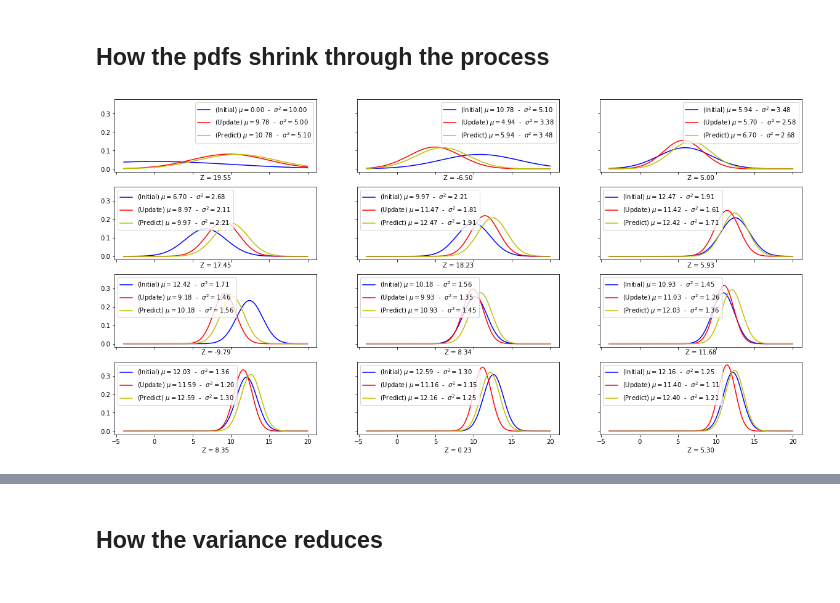
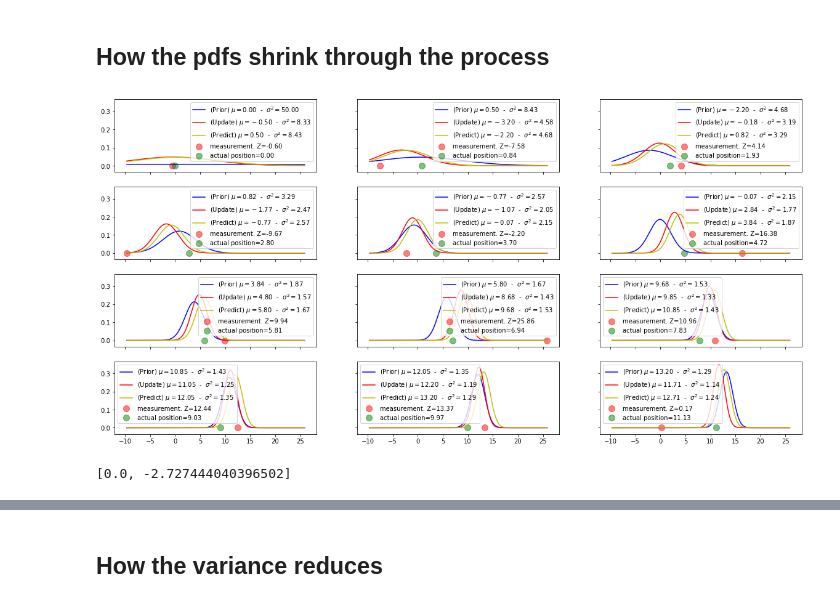
Before and after one commit to jganzabal/Kalman-as-Recursive-Bayesian-Estimation, a Jupyter notebook: 3_One dimensional Kalman filter.ipynb, the cells around one changed output, grey strips where cells are left out. Drawn from its saved outputs; the diff is of its cells as text; code cells hidden in the pictures.

```diff
--- a/3_One dimensional Kalman filter.ipynb
+++ b/3_One dimensional Kalman filter.ipynb
@@ -60,20 +64,23 @@ $(2) \quad Z_n = hX_n + V_n \quad \quad \quad$
 # %% [markdown]
 # Generative model
 # %%
-def generate_sample(X_o = 0, sigma_w = 0.1,sigma_v = 0.1, h = 1, a = 1, b = 1, U = 1, steps = 10):
+def generate_sample_(X_o = 0, sigma_w = 0.1,sigma_v = 0.1, h = 1, a = 1, b = 1, U = 1, steps = 10):
+    # Call the package function. This is just an example
     # X_o: Initial position
     # sigma_w: Variance of W
     # sigma_v: Variance of V
     # First I am in state X_o. Remeber that X is S in our old model
     # So our first measurement is based on equation (2)
+    real_positions = [X_o]
     measurements = [h*X_o + np.random.normal(0,sigma_v)]
     X_k = X_o
     for i in range(steps):
         # This is equation (1)
         X_k = a*X_k + b*U + np.random.normal(0,sigma_w)
+        real_positions.append(X_k)
         # This is equation (2)
         Z = h*X_k + np.random.normal(0,sigma_v)
         measurements.append(Z)
-    return measurements
+    return measurements, real_positions
 # %% [markdown]
 Lets plot how some processes look
@@ -387,20 +396,31 @@ $Z_k = X_k + V_k$
 # %% [markdown]
 ## How the pdfs shrink through the process
 # %%
-first = 5
-last = 16
-measurements = list(np.linspace(first,last,last-first+1))
+#first = 5
+#last = 16
+#measurements = list(np.linspace(first,last,last-first+1))
 
 # Variance of measurement
 sigma_v = 10.
 # Variance of action
 sigma_w = 0.1
 # Initial mu
 X_o = 0.
 # Initial variance
-P_0 = 10.
-points = 200
-measurements = generate_sample(X_o = X_o, sigma_w = sigma_w,sigma_v = sigma_v, steps = 11)
-plot_kalman_process(measurements, X_o, P_0, sigma_v, sigma_w, points = points, h = 1, a = 1, b = 1, U = 1)
+P_0 = 50.
+# Points for the graph resolution
+points = 1000
+# Observation steps
+steps = 10000
+U = 1
+measurements, real_positions = generate_sample(X_o = X_o,
+                                               sigma_w = sigma_w,sigma_v = sigma_v, steps = steps,
+                                              h = 1, a = 1, b = 1, U = U)
+# Number of plots to show
+plots_to_show = 12
+plot_kalman_process(measurements[:plots_to_show], X_o, P_0, sigma_v, sigma_w,
+                    real_positions[:plots_to_show],
+                    points = points,
+                    h = 1, a = 1, b = 1, U = U)
 # %% [output]
-[figure, old version]
+[figure, new version]
@@ -406,0 +430,9 @@ plot_kalman_process(measurements, X_o, P_0, sigma_v, sigma_w, points = points, h
+# %%
+updated_means, update_variances, predicted_means, predicted_variances = kalman_filter(measurements[:1],
+                                                                                      X_o, P_0,
+                                                                                      sigma_v,
+                                                                                      sigma_w, h = 1, a = 1,
+                                                                                      b = 1, U = U)
+print(updated_means)
+# %% [output]
+[0.0, -2.727444040396502]
```
Also changed, not shown: parts of 16 cells of this notebook, 3 other files.
